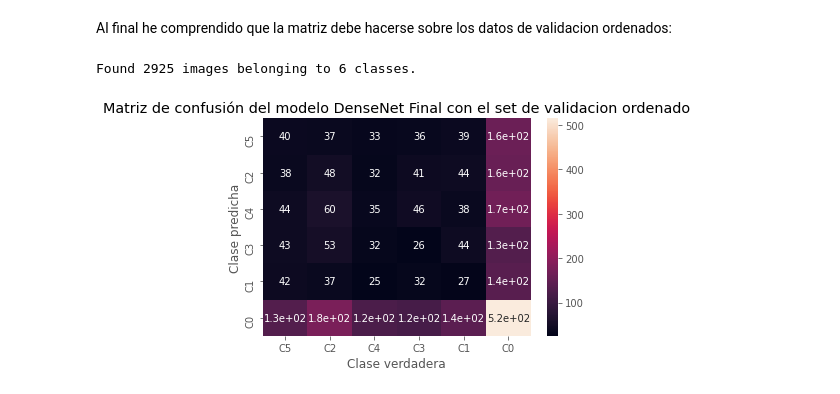
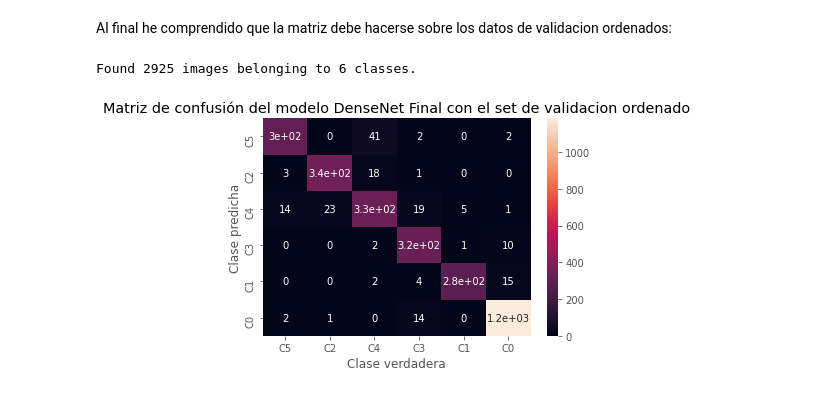
Before and after one commit to macwinux/notebooks-data-science, a Jupyter notebook: practica-final.ipynb, the cells around one changed output. Drawn from its saved outputs; the diff is of its cells as text; code cells hidden in the pictures.

```diff
--- a/practica-final.ipynb
+++ b/practica-final.ipynb
@@ -175,5 +175,5 @@ Vamos a tener dos grupos de datos. Entrenamiento y validacion, que contienen las
 # %%
-dataGen = ImageDataGenerator(rescale = 1./255, validation_split=0.30)
+dataGen = ImageDataGenerator(rescale = 1./255, rotation_range=45, zoom_range = 0.2, validation_split=0.30)
 train_generator = dataGen.flow_from_directory(
     '../input/kaggle-plant-pathology-2021-modificat/train',
     target_size = (332,498),
@@ -559,23 +559,23 @@ Al final he comprendido que la matriz debe hacerse sobre los datos de validacion
 # %%
 validation_generator_ordenados = dataGen.flow_from_directory(
     '../input/kaggle-plant-pathology-2021-modificat/train',
     target_size = (332,498),
     color_mode="rgb",
     class_mode="categorical",
     classes = typeOfLeaf,
     batch_size=30,
     shuffle=False,
     subset = 'validation'
 )
 pred_val_ord = DNmodelF.predict(validation_generator_ordenados)
 pred_val_ord = np.argmax(pred_val_ord, axis=-1)
-cm  = confusion_matrix(validation_generator_ordenados.classes, pred_val)
+cm  = confusion_matrix(validation_generator_ordenados.classes, pred_val_ord)
 orden = validation_generator_ordenados.class_indices.keys()
 sns.heatmap(cm, annot=True, xticklabels=orden, yticklabels=orden)
 plt.title("Matriz de confusión del modelo DenseNet Final con el set de validacion ordenado")
 plt.xlabel('Clase verdadera')
 plt.ylabel('Clase predicha')
 plt.show()
 # %% [output]
 Found 2925 images belonging to 6 classes.
-[figure, old version]
+[figure, new version]
```
Also changed, not shown: parts of 11 cells of this notebook.
